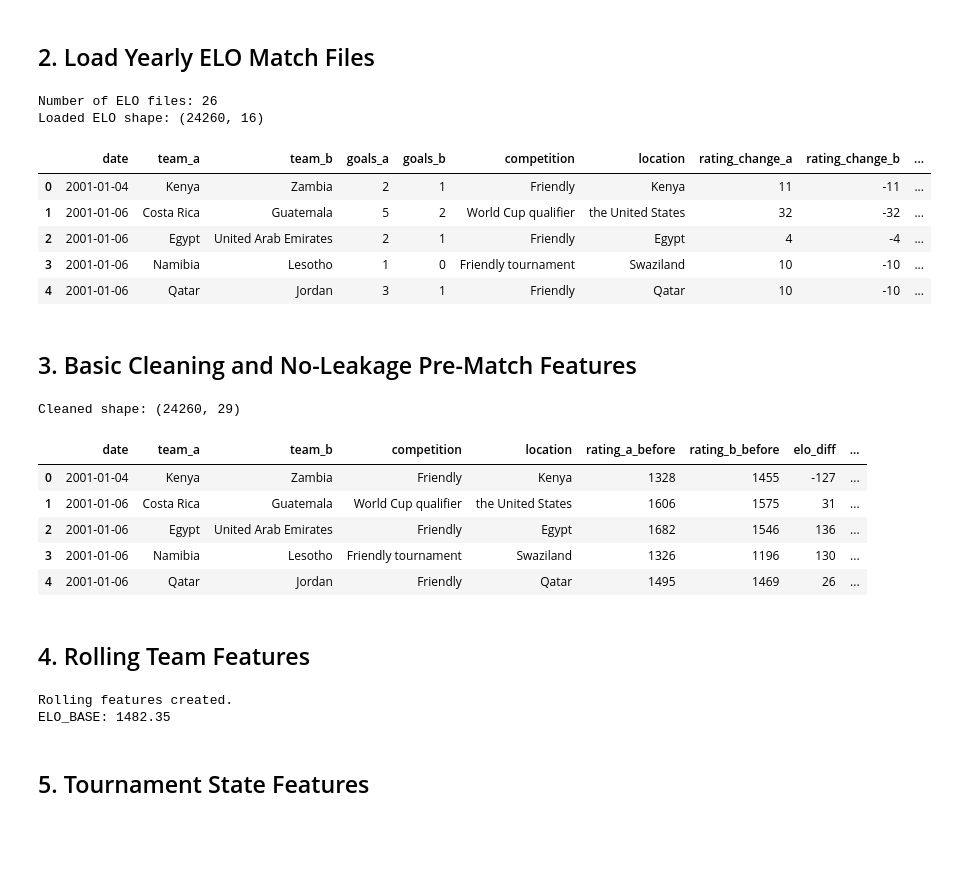
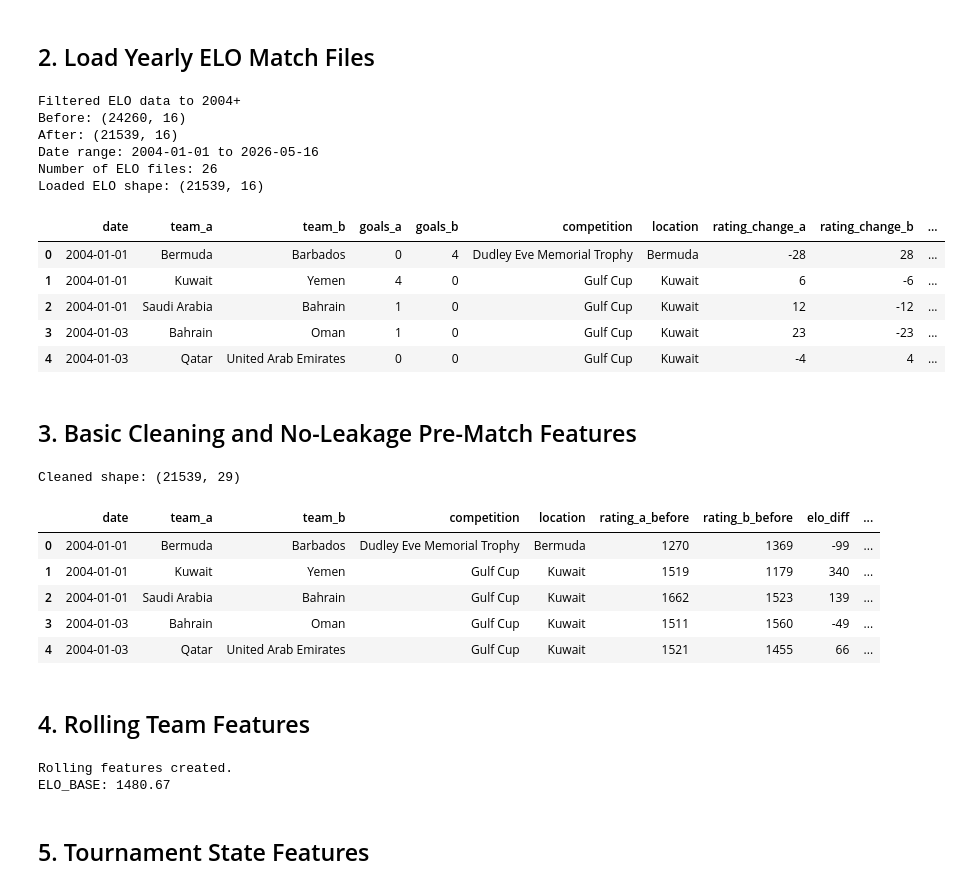
Before and after one commit to roeeseri/World_cup_predictor, a Jupyter notebook: notebooks/05_build_model_dataset.ipynb, the cells around one changed output. Saved outputs shown, nothing was run; the diff lists cells and outputs as text; code cells hidden in the pictures; blank space fills up the shorter version.

```diff
--- a/notebooks/05_build_model_dataset.ipynb
+++ b/notebooks/05_build_model_dataset.ipynb
@@ -43,29 +43,47 @@ OUTPUTS_DIR: ../outputs/evaluation
 # %%
 elo_files = sorted(RAW_DIR.glob("elo_*_results.csv"))
 
 if not elo_files:
     raise FileNotFoundError("No files found matching data/raw/elo_*_results.csv")
 
 dfs = []
 for file in elo_files:
     temp = pd.read_csv(file)
     temp["source_file"] = file.name
     dfs.append(temp)
 
 elo_df = pd.concat(dfs, ignore_index=True)
+elo_df["date"] = pd.to_datetime(elo_df["date"], errors="coerce")
+
+before_filter_shape = elo_df.shape
+
+elo_df = elo_df[
+    elo_df["date"].dt.year >= 2004
+].copy()
+
+elo_df = elo_df.sort_values("date").reset_index(drop=True)
+
+print("Filtered ELO data to 2004+")
+print("Before:", before_filter_shape)
+print("After:", elo_df.shape)
+print("Date range:", elo_df["date"].min().date(), "to", elo_df["date"].max().date())
 
 print("Number of ELO files:", len(elo_files))
 print("Loaded ELO shape:", elo_df.shape)
 display(elo_df.head())
 # %% [output]
+Filtered ELO data to 2004+
+Before: (24260, 16)
+After: (21539, 16)
+Date range: 2004-01-01 to 2026-05-16
 Number of ELO files: 26
-Loaded ELO shape: (24260, 16)
+Loaded ELO shape: (21539, 16)
 |  | date | team_a | team_b | goals_a | goals_b | competition | location | rating_change_a | rating_change_b | ... |
-| 0 | 2001-01-04 | Kenya | Zambia | 2 | 1 | Friendly | Kenya | 11 | -11 | ... |
-| 1 | 2001-01-06 | Costa Rica | Guatemala | 5 | 2 | World Cup qualifier | the United States | 32 | -32 | ... |
-| 2 | 2001-01-06 | Egypt | United Arab Emirates | 2 | 1 | Friendly | Egypt | 4 | -4 | ... |
-| 3 | 2001-01-06 | Namibia | Lesotho | 1 | 0 | Friendly tournament | Swaziland | 10 | -10 | ... |
-| 4 | 2001-01-06 | Qatar | Jordan | 3 | 1 | Friendly | Qatar | 10 | -10 | ... |
+| 0 | 2004-01-01 | Bermuda | Barbados | 0 | 4 | Dudley Eve Memorial Trophy | Bermuda | -28 | 28 | ... |
+| 1 | 2004-01-01 | Kuwait | Yemen | 4 | 0 | Gulf Cup | Kuwait | 6 | -6 | ... |
+| 2 | 2004-01-01 | Saudi Arabia | Bahrain | 1 | 0 | Gulf Cup | Kuwait | 12 | -12 | ... |
+| 3 | 2004-01-03 | Bahrain | Oman | 1 | 0 | Gulf Cup | Kuwait | 23 | -23 | ... |
+| 4 | 2004-01-03 | Qatar | United Arab Emirates | 0 | 0 | Gulf Cup | Kuwait | -4 | 4 | ... |
 # %% [markdown]
 ## 3. Basic Cleaning and No-Leakage Pre-Match Features
 # %%
@@ -122,13 +140,13 @@ display(df[[
     "is_home_adv", "target_goals_a", "target_goals_b"
 ]].head())
 # %% [output]
-Cleaned shape: (24260, 29)
+Cleaned shape: (21539, 29)
 |  | date | team_a | team_b | competition | location | rating_a_before | rating_b_before | elo_diff | ... |
-| 0 | 2001-01-04 | Kenya | Zambia | Friendly | Kenya | 1328 | 1455 | -127 | ... |
-| 1 | 2001-01-06 | Costa Rica | Guatemala | World Cup qualifier | the United States | 1606 | 1575 | 31 | ... |
-| 2 | 2001-01-06 | Egypt | United Arab Emirates | Friendly | Egypt | 1682 | 1546 | 136 | ... |
-| 3 | 2001-01-06 | Namibia | Lesotho | Friendly tournament | Swaziland | 1326 | 1196 | 130 | ... |
-| 4 | 2001-01-06 | Qatar | Jordan | Friendly | Qatar | 1495 | 1469 | 26 | ... |
+| 0 | 2004-01-01 | Bermuda | Barbados | Dudley Eve Memorial Trophy | Bermuda | 1270 | 1369 | -99 | ... |
+| 1 | 2004-01-01 | Kuwait | Yemen | Gulf Cup | Kuwait | 1519 | 1179 | 340 | ... |
+| 2 | 2004-01-01 | Saudi Arabia | Bahrain | Gulf Cup | Kuwait | 1662 | 1523 | 139 | ... |
+| 3 | 2004-01-03 | Bahrain | Oman | Gulf Cup | Kuwait | 1511 | 1560 | -49 | ... |
+| 4 | 2004-01-03 | Qatar | United Arab Emirates | Gulf Cup | Kuwait | 1521 | 1455 | 66 | ... |
 # %% [markdown]
 ## 4. Rolling Team Features
 # %%
@@ -248,7 +266,7 @@ print("Rolling features created.")
 print("ELO_BASE:", round(ELO_BASE, 2))
 # %% [output]
 Rolling features created.
-ELO_BASE: 1482.35
+ELO_BASE: 1480.67
 # %% [markdown]
 ## 5. Tournament State Features
 # %%
```
Also changed, not shown: parts of 13 cells of this notebook, 2 other files.
